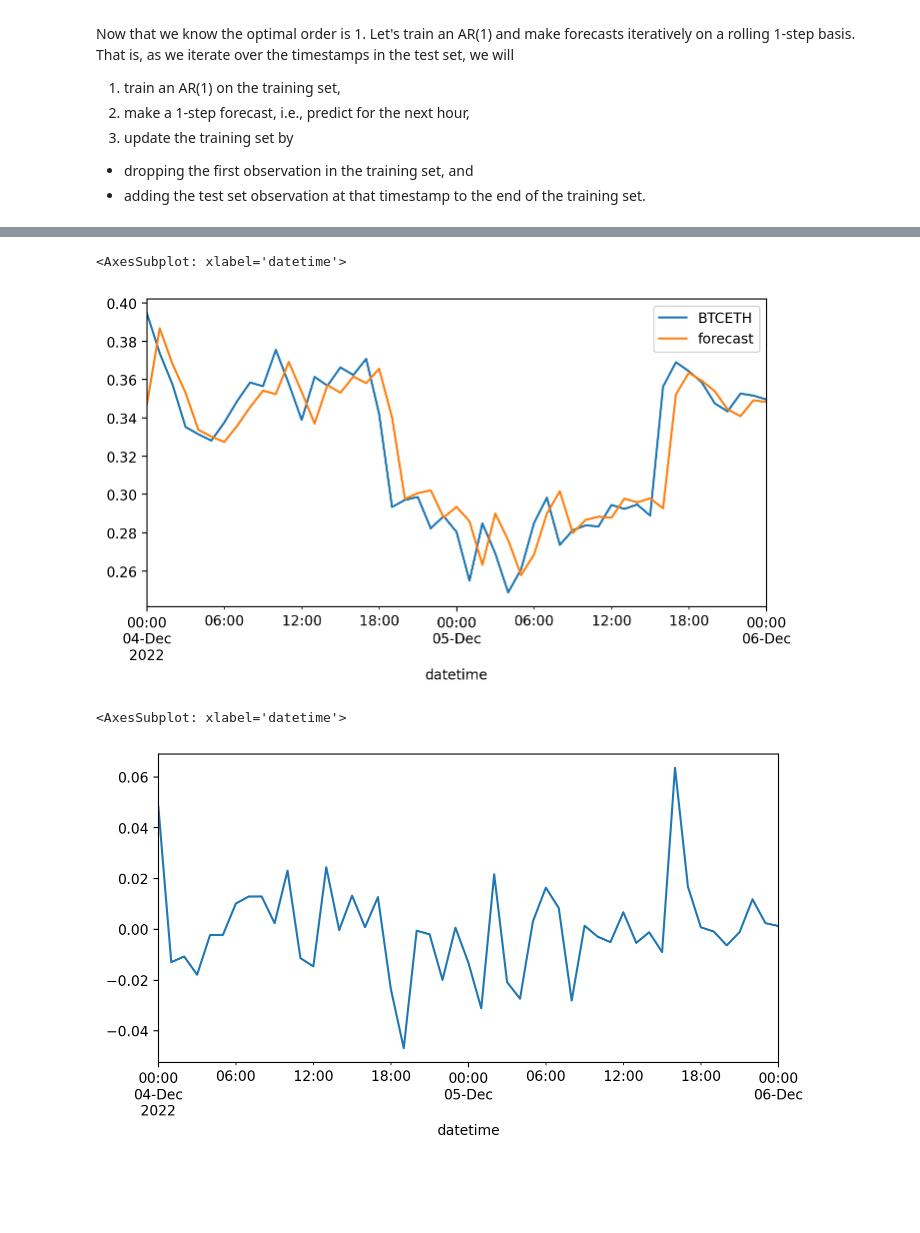
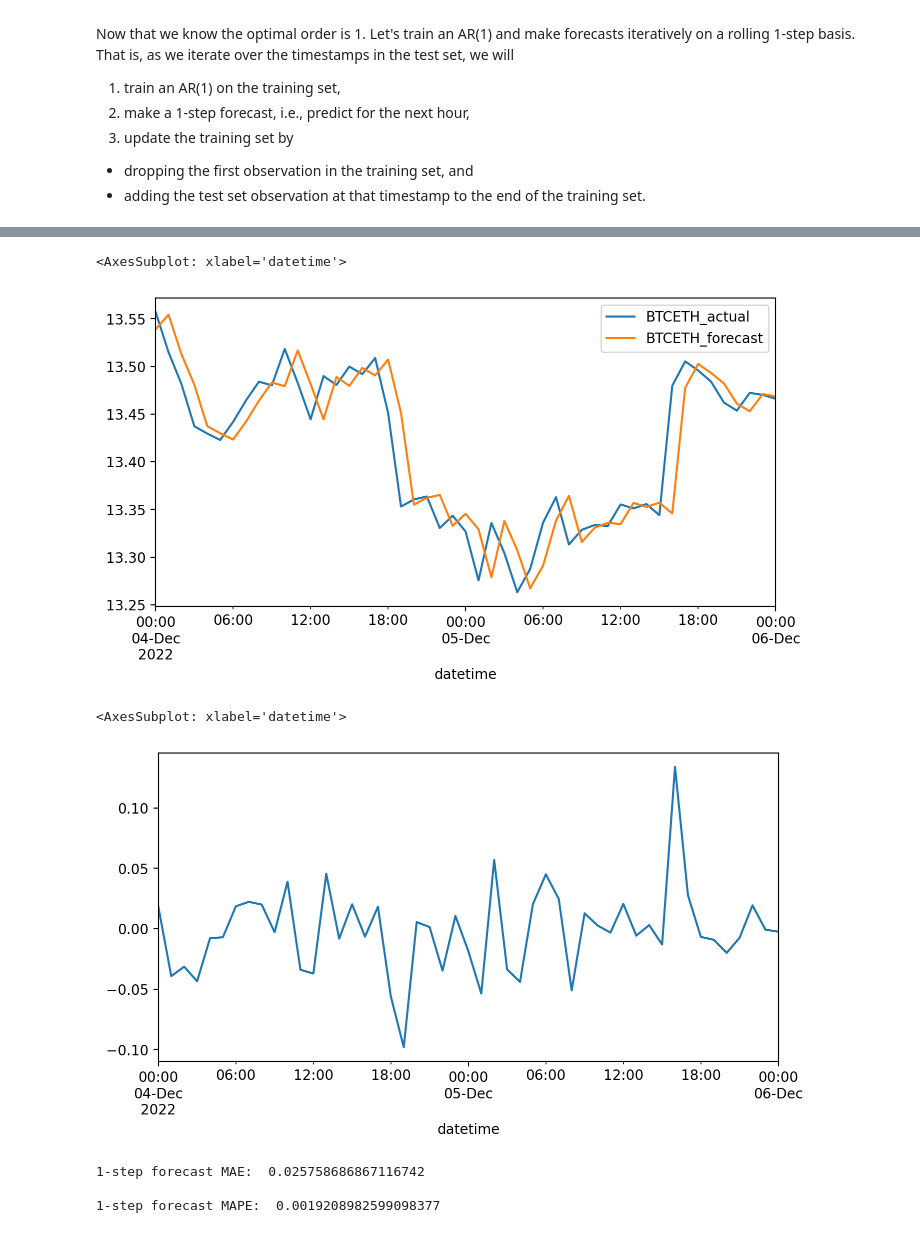
Before and after one commit to coindataschool/univ3lp, a Jupyter notebook: notebooks/forecast-btceth-autoregression.ipynb, the cells around one changed output, grey strips where cells are left out. Cells and saved outputs as stored; diff of their text form; code cells hidden in the pictures; blank space fills up the shorter version.

Commit message:
reverse the scaling operation after forecast is done, and calculate MAE and MAPE

```diff
--- a/notebooks/forecast-btceth-autoregression.ipynb
+++ b/notebooks/forecast-btceth-autoregression.ipynb
@@ -282,14 +281,9 @@ ts_train = list(ts_train)
 predictions = list()
 for t in range(len(ts_test)):
     model = AutoReg(ts_train, lags=1).fit()
-    yhat = model.forecast(steps=1)[0] # forecast() gives a 1d array of 1 element
+    yhat = model.forecast(steps=1) # forecast() gives a 1d array of 1 element
     obs = ts_test[t]
     predictions.append(yhat)
     # update training timeseries by shifting the training window 1 step forward
     ts_train.pop(0)
     ts_train.append(obs)
-# %%
-# append predictions to the test data frame
-test['forecast'] = predictions
-test['error'] = test.BTCETH - test.forecast
-test.head()
@@ -303,0 +290,13 @@ test.head()
+# %%
+# reverse the scaling operation to get back at the original scale
+predictions = scaler.inverse_transform(predictions)
+actuals = scaler.inverse_transform(
+    np.reshape(test.BTCETH.values, (len(test), 1)))
+# %%
+# put acutals and predictions side by side in the same data frame
+df_pred = pd.DataFrame(
+    np.concatenate([actuals, predictions], axis=1),
+    columns=['BTCETH_actual', 'BTCETH_forecast'], index=test.index)
+# calc prediction error
+df_pred['error'] = df_pred['BTCETH_actual'] - df_pred['BTCETH_forecast']
+df_pred.head()
@@ -304,12 +311,12 @@ test.head()
 # %%
 # plot forecast vs observations
-test[['BTCETH', 'forecast']].plot()
+df_pred[['BTCETH_actual', 'BTCETH_forecast']].plot()
 # %% [output]
 <AxesSubplot: xlabel='datetime'>
-[figure, old version]
+[figure, new version]
 # %%
-# plot prediction error
-test['error'].plot()
+# calc and plot prediction error
+df_pred['error'].plot()
 # %% [output]
 <AxesSubplot: xlabel='datetime'>
-[figure, old version]
+[figure, new version]
@@ -315,0 +331,7 @@ test['error'].plot()
+# %%
+print("1-step forecast MAE: ", MAE(df_pred.BTCETH_actual, df_pred.BTCETH_forecast), end='\n\n')
+print("1-step forecast MAPE: ", MAPE(df_pred.BTCETH_actual, df_pred.BTCETH_forecast))
+# %% [output]
+1-step forecast MAE:  0.025758686867116742
+
+1-step forecast MAPE:  0.0019208982599098377
```
Also changed, not shown: parts of 8 cells of this notebook.
